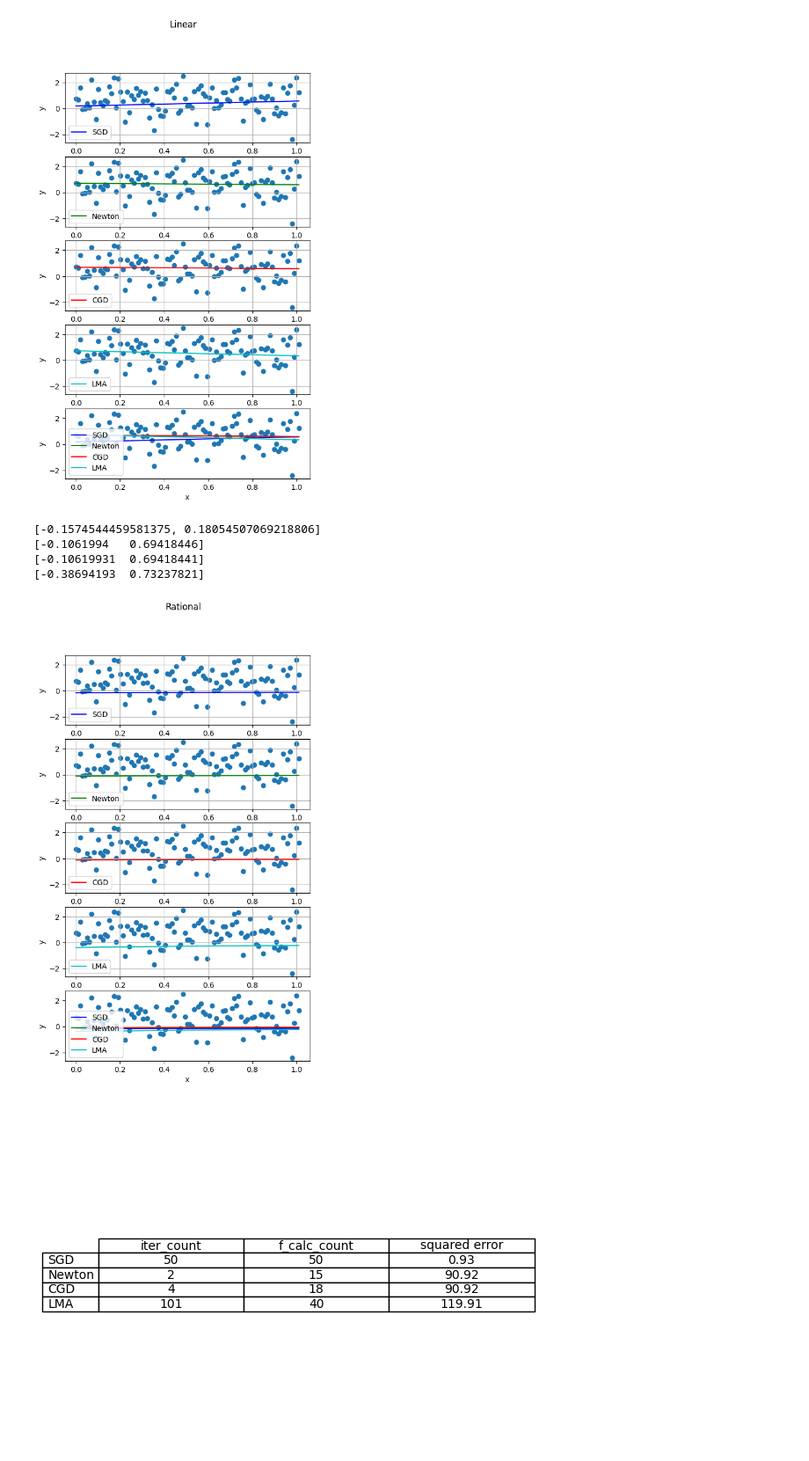
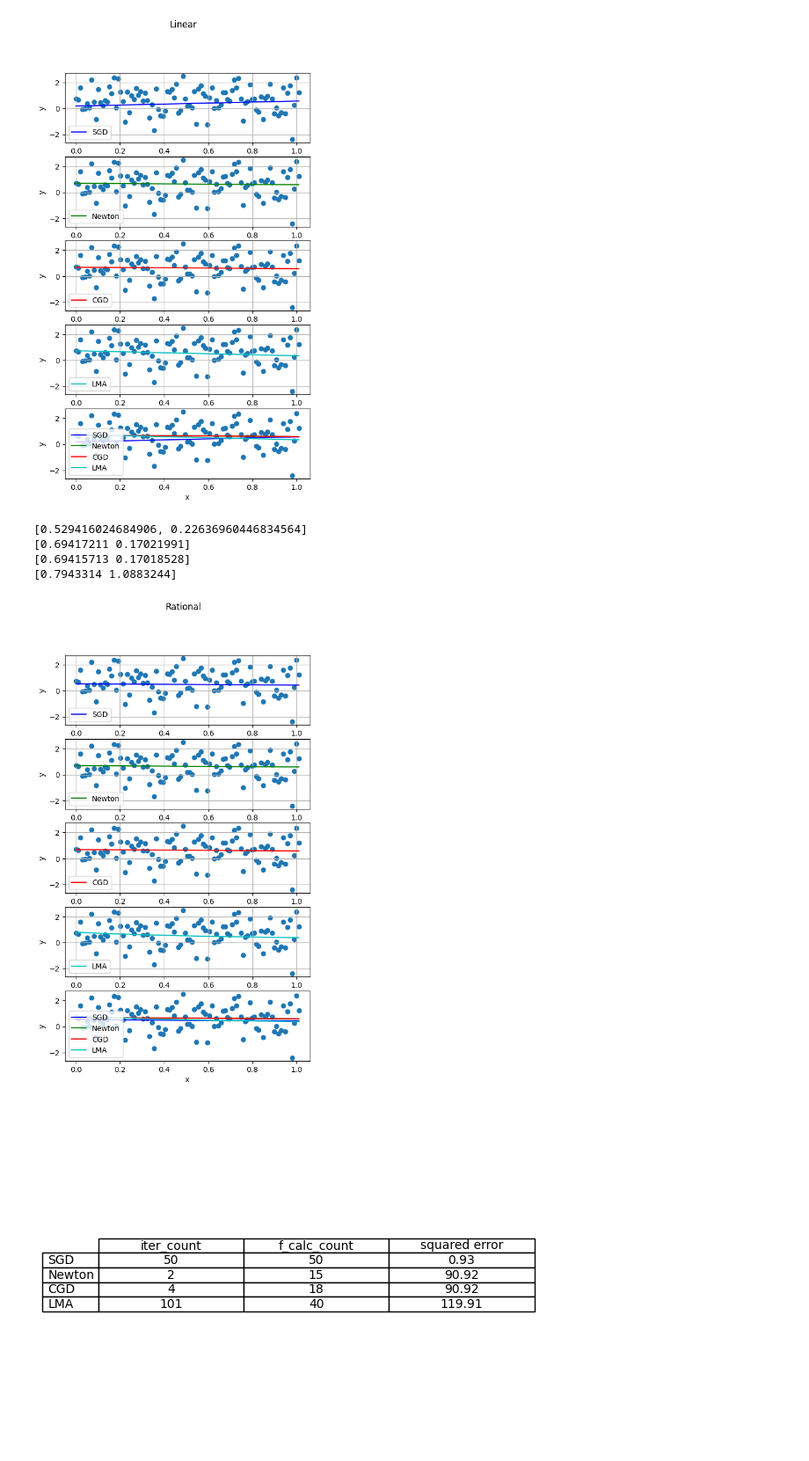
Before and after one commit to RuslanKozlyak/Labs_ITMO, a Jupyter notebook: AandD/Lr3.ipynb, the cells around one changed output. Shown at 88% size. Cells and saved outputs as stored; diff of their text form; code cells hidden in the pictures.

Commit message:
Lr3 graph changed

```diff
--- a/AandD/Lr3.ipynb
+++ b/AandD/Lr3.ipynb
@@ -64,26 +64,32 @@ y = a * x + b + sigma
 # %%
 colors = ['b','g','r','c','m','y','k']
 
-def plot_aprox_result(x, y, methods_and_coafs, aprox_func, aprox_method_name):
-    num_of_plots = len(methods_and_coafs) + 1
-    fig, ax = plt.subplots(num_of_plots, figsize=(6, 10))
+def plot_aprox_result(x, y, methods_and_coafs, aprox_func, aprox_method_name, plot_full_only = False):
+
+    if plot_full_only:
+       num_of_plots = 1
+    else:
+        num_of_plots = len(methods_and_coafs) + 1
+
+    fig, ax = plt.subplots(num_of_plots, figsize=(6, 10), squeeze=False)
 
     fig.suptitle(aprox_method_name)
 
-    for idx, (method) in enumerate(methods_and_coafs) :
-        ax[idx].scatter(x, y)
-        coef = methods_and_coafs[method]
+    if not plot_full_only:
+        for idx, (method) in enumerate(methods_and_coafs) :
+            ax[idx].scatter(x, y)
+            coef = methods_and_coafs[method]
 
-        color = colors[idx]
-        ax[idx].plot(x, aprox_func(x, coef[0], coef[1] ), label=method, color=color)
-        ax[idx].set(xlabel='x', ylabel='y')
+            color = colors[idx]
+            ax[idx].plot(x, aprox_func(x, coef[0], coef[1] ), label=method, color=color)
+            ax[idx].set(xlabel='x', ylabel='y')
 
-        ax[idx].legend()
-        ax[idx].grid()
+            ax[idx].legend()
+            ax[idx].grid()
 
-    num_of_plots -= 1
-    ax[num_of_plots].scatter(x, y)
-    ax[num_of_plots].set(xlabel='x', ylabel='y')
+        num_of_plots -= 1
+        ax[num_of_plots].scatter(x, y)
+        ax[num_of_plots].set(xlabel='x', ylabel='y')
 
     for idx, (method) in enumerate(methods_and_coafs):
 
@@ -468,20 +474,20 @@ plot_aprox_result(x, y, methods_and_coafs, linear, 'Linear')
 [-0.38694193  0.73237821]
 [figure]
 # %%
-methods_and_coafs_rational = {
+methods_and_coafs_rational_first_order = {
     'SGD': [w_rational, b_rational],
     'Newton': newton_rational['x'],
     'CGD': conjugate_rational['x'],
     'LMA': lma_rational['x'],
 }
 
-plot_aprox_result(x, y, methods_and_coafs, rational, 'Rational')
+plot_aprox_result(x, y, methods_and_coafs_rational_first_order, rational, 'Rational')
 # %% [output]
-[-0.1574544459581375, 0.18054507069218806]
-[-0.1061994   0.69418446]
-[-0.10619931  0.69418441]
-[-0.38694193  0.73237821]
+[0.529416024684906, 0.22636960446834564]
+[0.69417211 0.17021991]
+[0.69415713 0.17018528]
+[0.7943314 1.0883244]
-[figure, old version]
+[figure, new version]
 # %%
 make_table_2d([SGD_result_linear, conjugate_result_linear, newton_result_linear, lma_result_linear],
                row_headers = list(methods_and_coafs.keys()),
```
Also changed, not shown: parts of 11 cells of this notebook.
